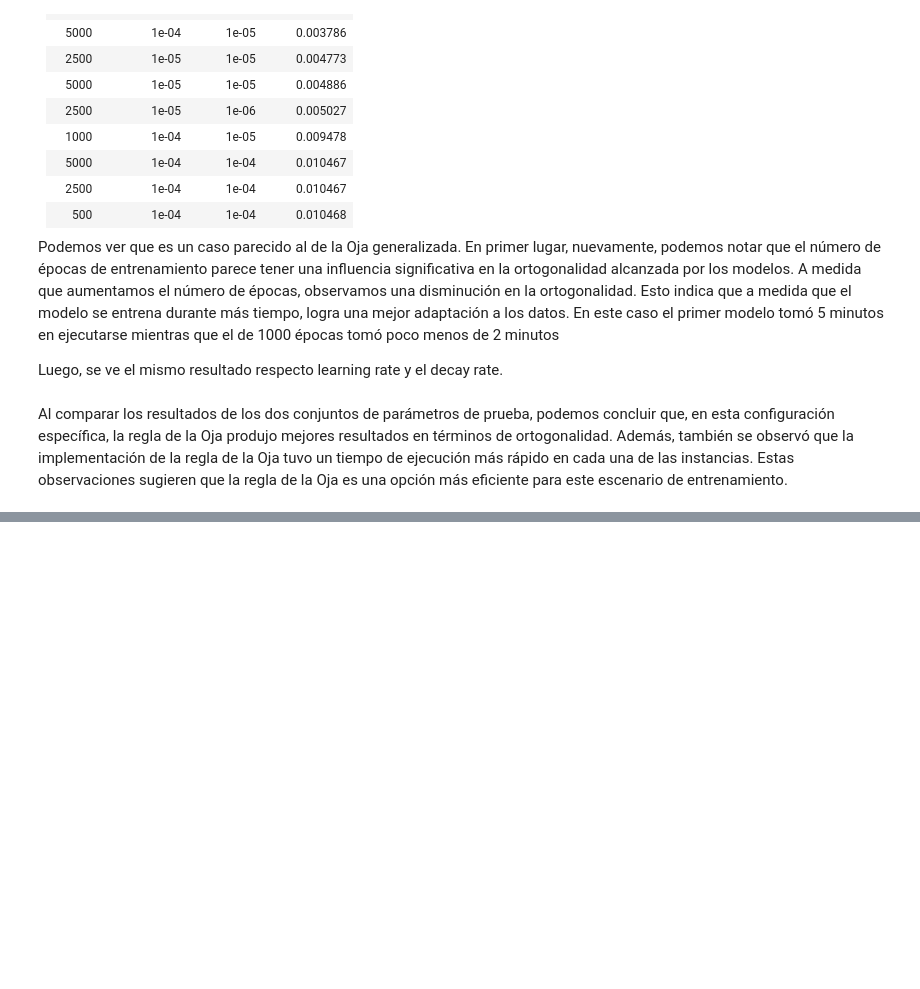
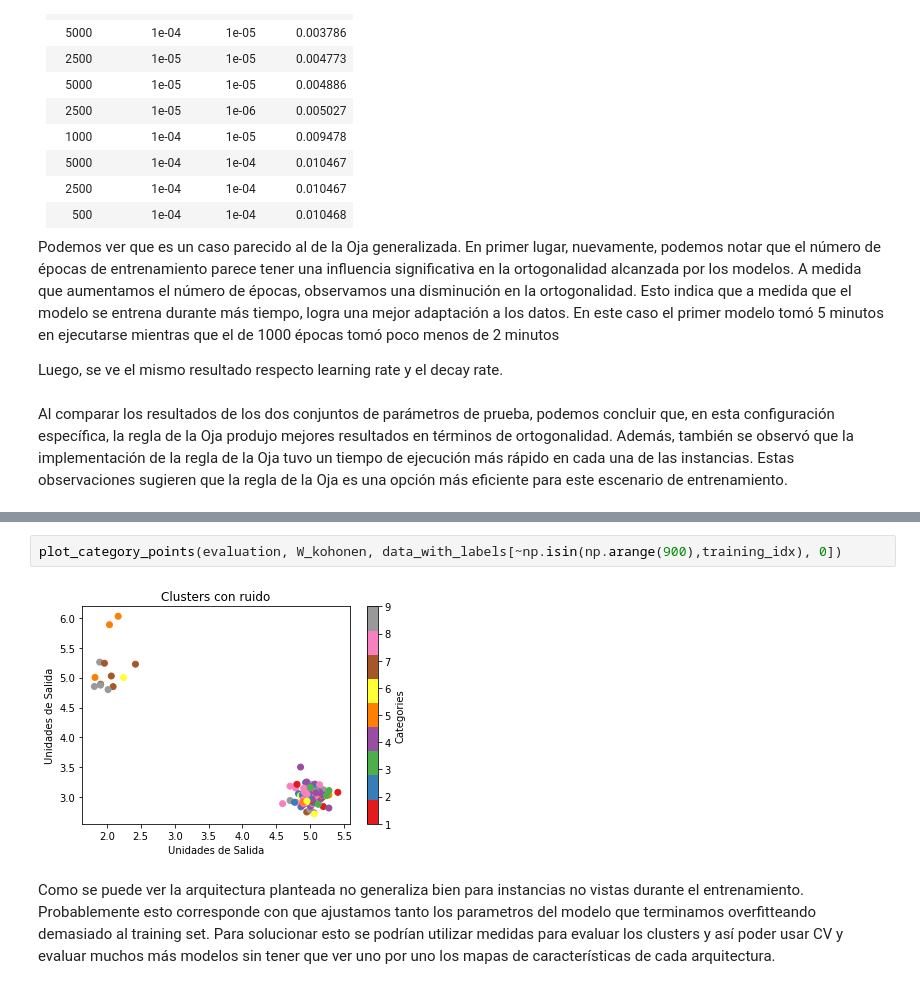
Before and after one commit to AlexONEX/2023-1C-RN-TP2, a Jupyter notebook: src/tp2.ipynb, the cells around one changed output, grey strips where cells are left out. Cells and saved outputs as stored; diff of their text form; blank space fills up the shorter version.

```diff
--- a/src/tp2.ipynb
+++ b/src/tp2.ipynb
@@ -340,0 +353,6 @@ plot_category_points(training,  W_kohonen, data_with_labels[training_idx , 0])
+# %%
+plot_category_points(evaluation, W_kohonen, data_with_labels[~np.isin(np.arange(900),training_idx), 0])
+# %% [output]
+[figure, added]
+# %% [markdown]
+Como se puede ver la arquitectura planteada no generaliza bien para instancias no vistas durante el entrenamiento. Probablemente esto corresponde con que ajustamos tanto los parametros del modelo que terminamos overfitteando demasiado al training set. Para solucionar esto se podrían utilizar medidas para evaluar los clusters y así poder usar CV y evaluar muchos más modelos sin tener que ver uno por uno los mapas de características de cada arquitectura.
```
Also changed, not shown: parts of 10 cells of this notebook, 1 other file.
